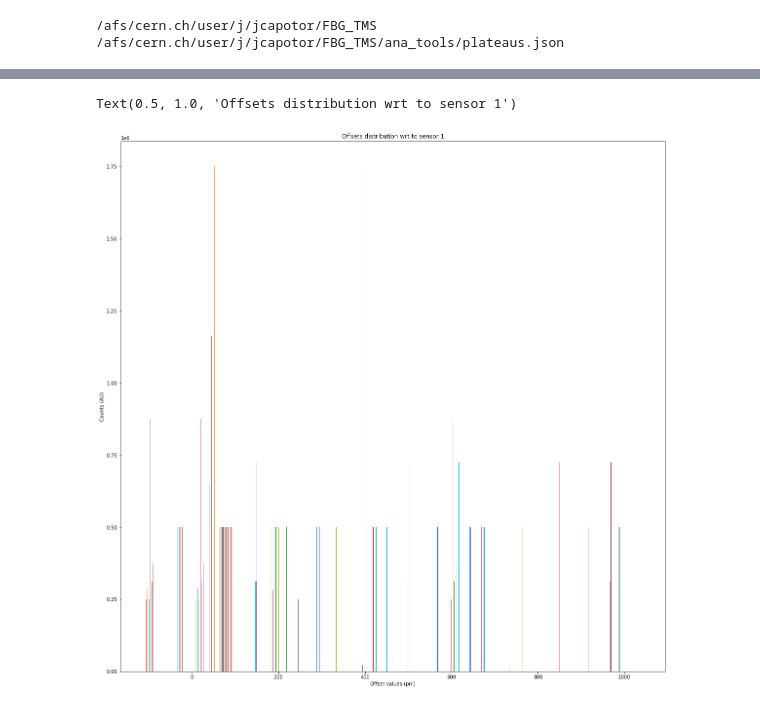
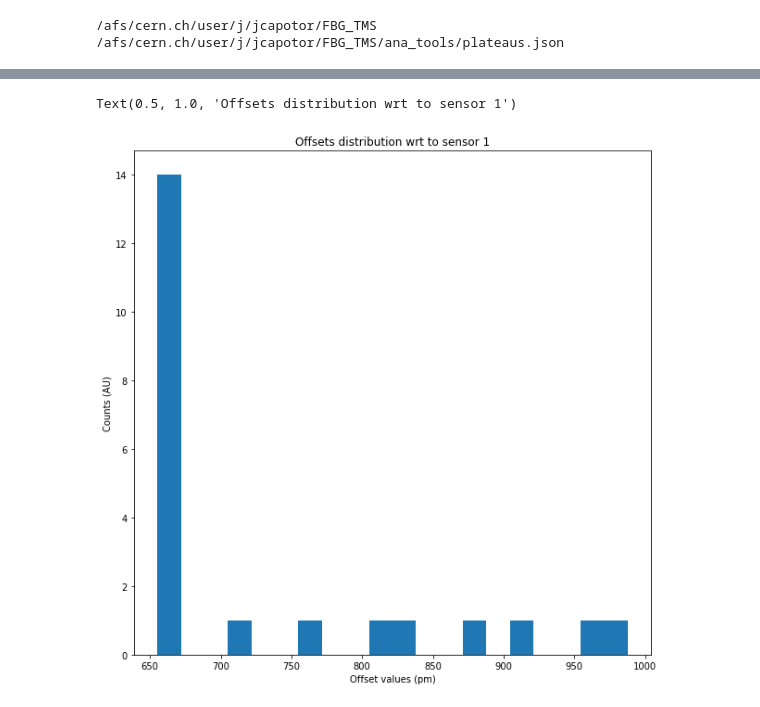
Before and after one commit to jcapo96/FBG_TMS, a Jupyter notebook: ana/feb_runs/Offsets.ipynb, the cells around one changed output, grey strips where cells are left out. Saved outputs shown, nothing was run; the diff lists cells and outputs as text; code cells hidden in the pictures.

Commit message:
offsets updated

```diff
--- a/ana/feb_runs/Offsets.ipynb
+++ b/ana/feb_runs/Offsets.ipynb
@@ -32,7 +32,7 @@ for i in axes:
 /afs/cern.ch/user/j/jcapotor/FBG_TMS/ana_tools/plateaus.json
 [figure]
 # %%
-calib_constants = []
+calib_constants = {}
 cnt = 0
 for date in dates:
     data = getters.get_raw_data(path_to_data+date+"/", filetype="peaks", pol="Av")
@@ -53,7 +53,9 @@ for date in dates:
         for sens in data_cut[plateau].columns:
             if sens == "Timestamp" or sens == "Wav1-1":
                 continue
-            calib_constants.append(np.mean((data_cut[plateau]["Wav1-1"] - wlref["Wav1-1"][0]) - (data_cut[plateau][sens] - wlref[sens][0]))*1e12)
+            if cnt == 0:
+                calib_constants[sens] = []
+            calib_constants[sens].append(np.mean((data_cut[plateau]["Wav1-1"] - wlref["Wav1-1"][0]) - (data_cut[plateau][sens] - wlref[sens][0]))*1e12)
     cnt += 1
 # %% [output]
 Keys to read: ['10Av1', '11Av1', '12Av1', '13Av1', '14Av1', '15Av1', '16Av1', '17Av1', '18Av1', '19Av1', '1Av1', '20Av1', '21Av1', '22Av1', '23Av1', '2Av1', '3Av1', '4Av1', '5Av1', '6Av1', '7Av1', '8A ...
@@ -76,18 +78,3 @@ fig
-# %%
-calib_constants = []
-for date in dates:
-    data = getters.get_raw_data(path_to_data+date+"/", filetype="peaks", pol="Av")
-    if cnt == 0:
-        wlref = data.sort_values(by="Timestamp").reset_index(drop=True)
-    plateaus = getters.get_plateaus()
-    data_cut = tools.cut_plat(data, plateaus, date)
-    for plateau in plateaus[date]:
-        data_cut[plateau].sort_values(by="Timestamp").reset_index(drop=True)
-        t0 = data_cut[plateau]["Timestamp"][0]
-        for sens in data_cut[plateau].columns:
-            if sens == "Timestamp" or sens == "Wav1-1":
-                continue
-            calib_constants.append(np.mean((data_cut[plateau]["Wav1-1"] - wlref["Wav1-1"][0]) - (data_cut[plateau][sens] - wlref[sens][0]))*1e12)
 # %%
 print(calib_constants)
 # %% [output]
@@ -111,9 +82,9 @@ Length: 499992, dtype: float64]
 # %%
-plt.figure(figsize=(20,20))
-plt.hist(calib_constants, label="Offsets wrt Wav1-1")
+plt.figure(figsize=(10,10))
+plt.hist(calib_constants["Wav1-2"], bins=20, label="Offsets 1vs2")
 plt.xlabel("Offset values (pm)")
 plt.ylabel("Counts (AU)")
 plt.title("Offsets distribution wrt to sensor 1")
 # %% [output]
 Text(0.5, 1.0, 'Offsets distribution wrt to sensor 1')
-[figure, old version]
+[figure, new version]
```
Also changed, not shown: parts of 2 cells of this notebook.
